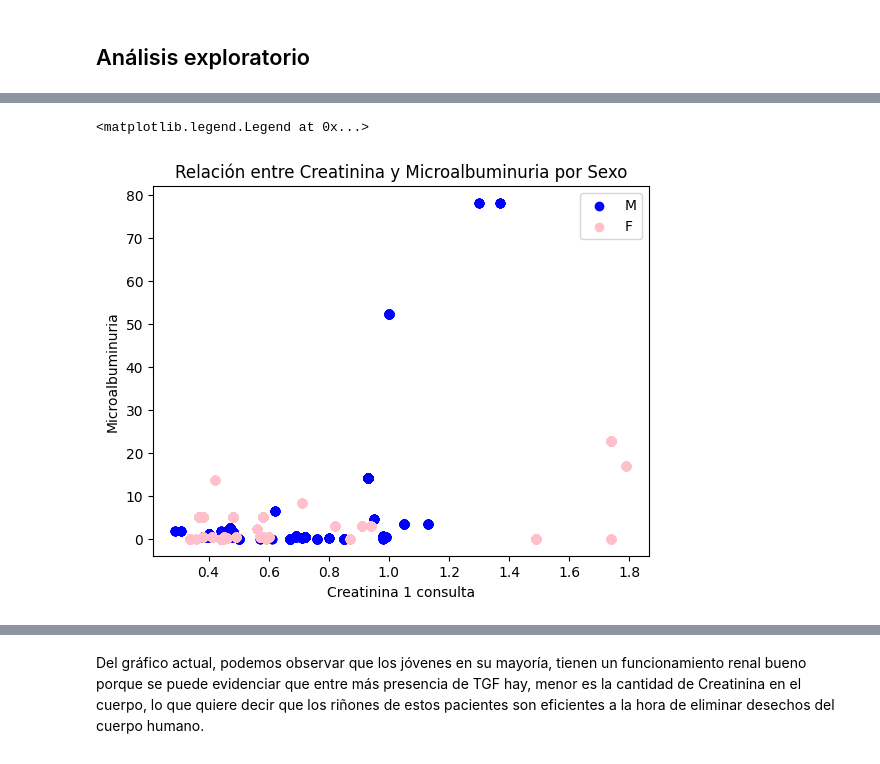
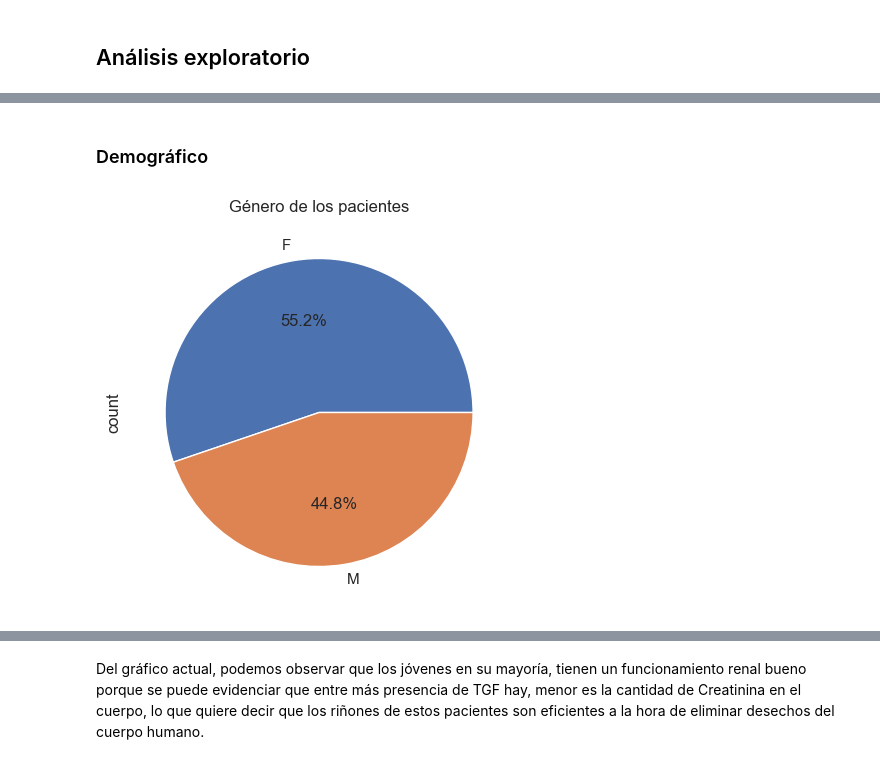
Before and after one commit to diegosaaval/hospital-stay, a Jupyter notebook: 1_data_cleaning.ipynb, the cells around one changed output, grey strips where cells are left out. Saved outputs shown, nothing was run; the diff lists cells and outputs as text; code cells hidden in the pictures.

```diff
--- a/1_data_cleaning.ipynb
+++ b/1_data_cleaning.ipynb
@@ -606,17 +518,13 @@ plt.show()
-# %%
-# Relación entre la creatinina 1 consulta y la microalbuminuria, separar por sexo
-# Crear un gráfico de dispersión con colores diferentes para cada sexo
-
-plt.scatter(df[df['SEXO'] == 'M']['Creatinina 1 consulta'], df[df['SEXO'] == 'M']['Microalbuminuria'], color='blue', label='M')
-plt.scatter(df[df['SEXO'] == 'F']['Creatinina 1 consulta'], df[df['SEXO'] == 'F']['Microalbuminuria'], color='pink', label='F')
-
-# Etiquetas de los ejes y título del gráfico
-plt.xlabel('Creatinina 1 consulta')
-plt.ylabel('Microalbuminuria')
-plt.title('Relación entre Creatinina y Microalbuminuria por Sexo')
-
-# Mostrar leyenda para distinguir entre hombres y mujeres
-plt.legend()
-# %% [output]
-<matplotlib.legend.Legend at 0x...>
-[figure, removed]
+# %% [markdown]
+### Demográfico
+# %%
+# Gráfica de SEXO con seaborn y matplotlib con colores con diagrama circular con porcentajes
+import matplotlib.pyplot as plt
+import seaborn as sns
+
+plt.figure(figsize=(5, 5))
+plt.title("Género de los pacientes")
+df["SEXO"].value_counts().plot.pie(autopct="%1.1f%%")
+plt.show()
+# %% [output]
+[figure, added]
```
Also changed, not shown: parts of 36 cells of this notebook.
